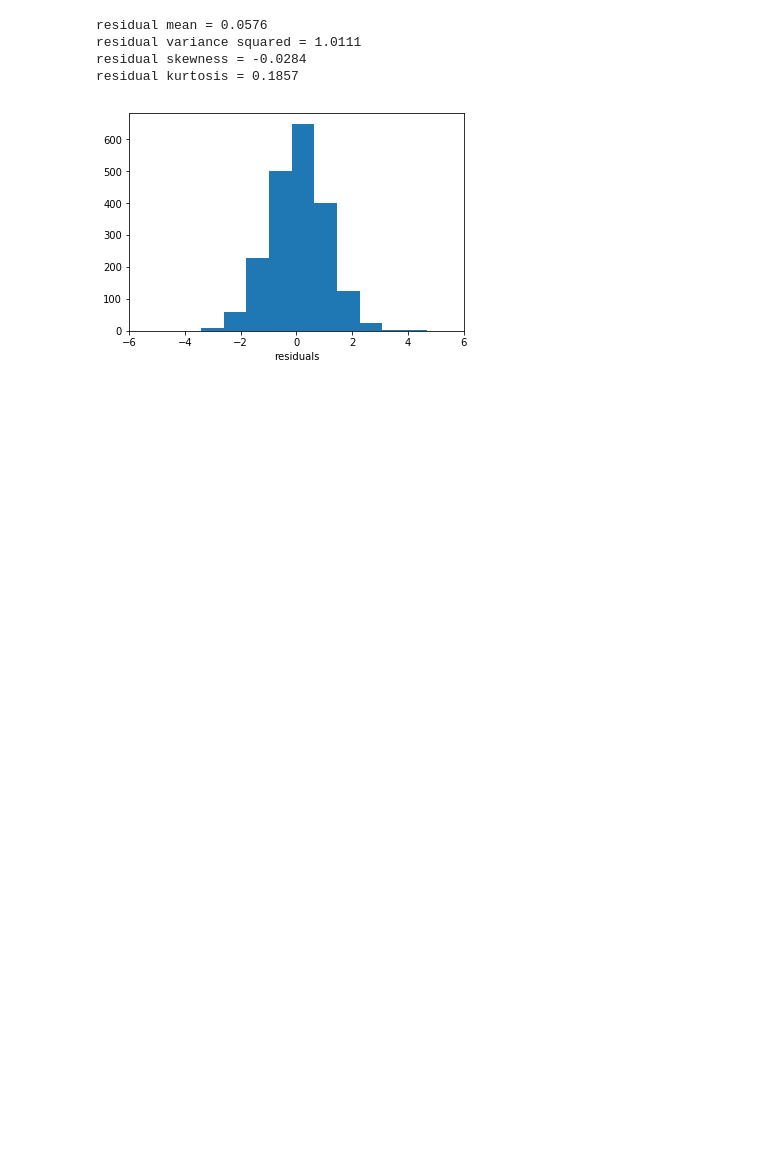
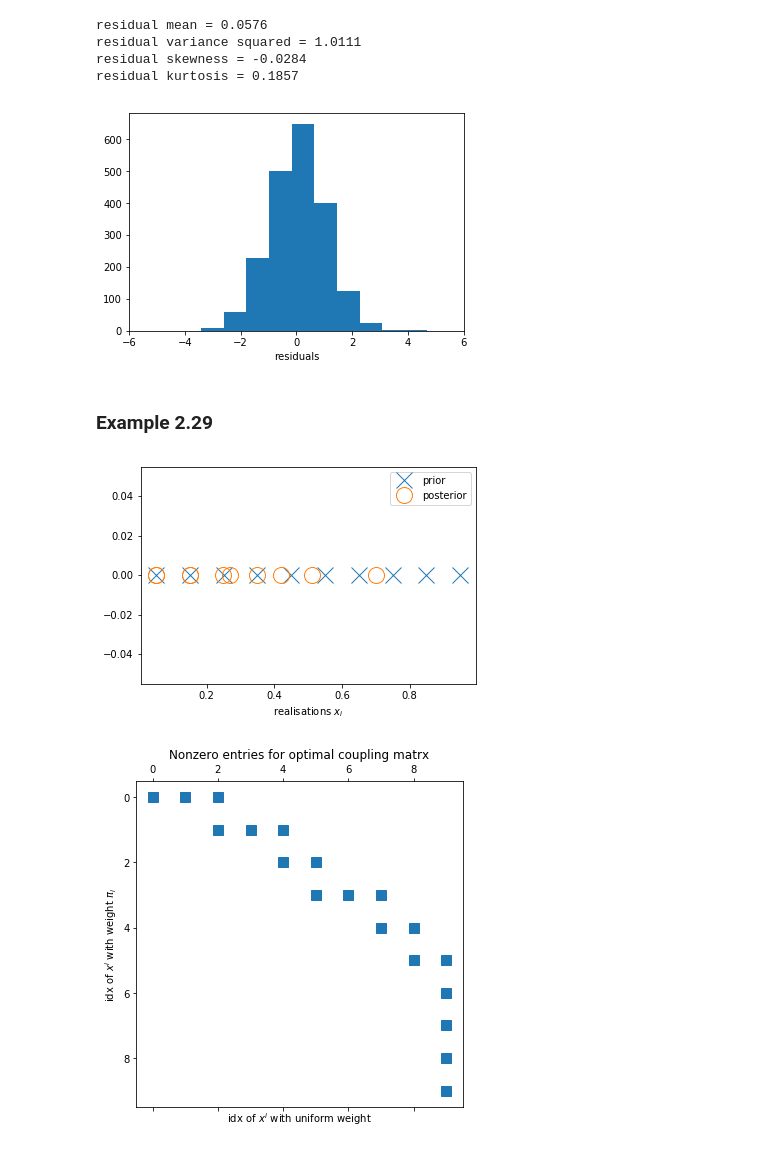
Before and after one commit to ray-chew/probabilistic_forecasting_examples, a Jupyter notebook: Chapter 2.ipynb, the cells around one changed output. Drawn from its saved outputs; the diff is of its cells as text; code cells hidden in the pictures; blank space fills up the shorter version.

```diff
--- a/Chapter 2.ipynb
+++ b/Chapter 2.ipynb
@@ -215,3 +223,57 @@ residual variance squared = 1.0111
 residual skewness = -0.0284
 residual kurtosis = 0.1857
 [figure]
+# %% [markdown]
+### Example 2.29
+# %%
+from scipy.sparse import lil_matrix, find
+
+M = 10
+xf = np.arange(0.5,M+.1-0.5)/M
+xf = np.sort(xf)
+
+R = 0.1
+yobs = 0.1
+
+w = np.exp(-(xf - yobs)**2 / (R * 2.))
+w /= w.sum()
+
+T = lil_matrix((M,M))
+j = 0
+i = 0
+dx = np.ones(M)/M
+dy = w
+
+while i*j <= (M-1)*(M-1):
+    if dy[i] < dx[j]:
+        T[i,j] = dy[i]
+        dx[j] = dx[j] - dy[i]
+        dy[i] = 0
+        i += 1
+    else:
+        T[i,j] = dx[j]
+        dy[i] = dy[i] - dx[j]
+        dx[j] = 0
+        j += 1
+
+# posterior
+xa = xf.T * T *M
+
+fig5 = plt.figure()
+plt.plot(xf,np.zeros((xf.shape[0])),'x',label='prior', ms=16)
+plt.plot(xa,np.zeros((xa.shape[0])),'o',label='posterior', mfc='none', ms=16)
+plt.xlabel(r'realisations $x_i$')
+plt.legend()
+plt.show()
+
+i,j,s = find(T)
+
+fig6 = plt.figure(figsize=(6,6))
+plt.spy(T)
+plt.title('Nonzero entries for optimal coupling matrx')
+plt.xlabel(r'idx of $x^i$ with uniform weight')
+plt.ylabel(r'idx of $x^i$ with weight $\pi_i$')
+plt.show()
+# %% [output]
+[figure, added]
+[figure, added]
```
Also changed, not shown: parts of 5 cells of this notebook.
